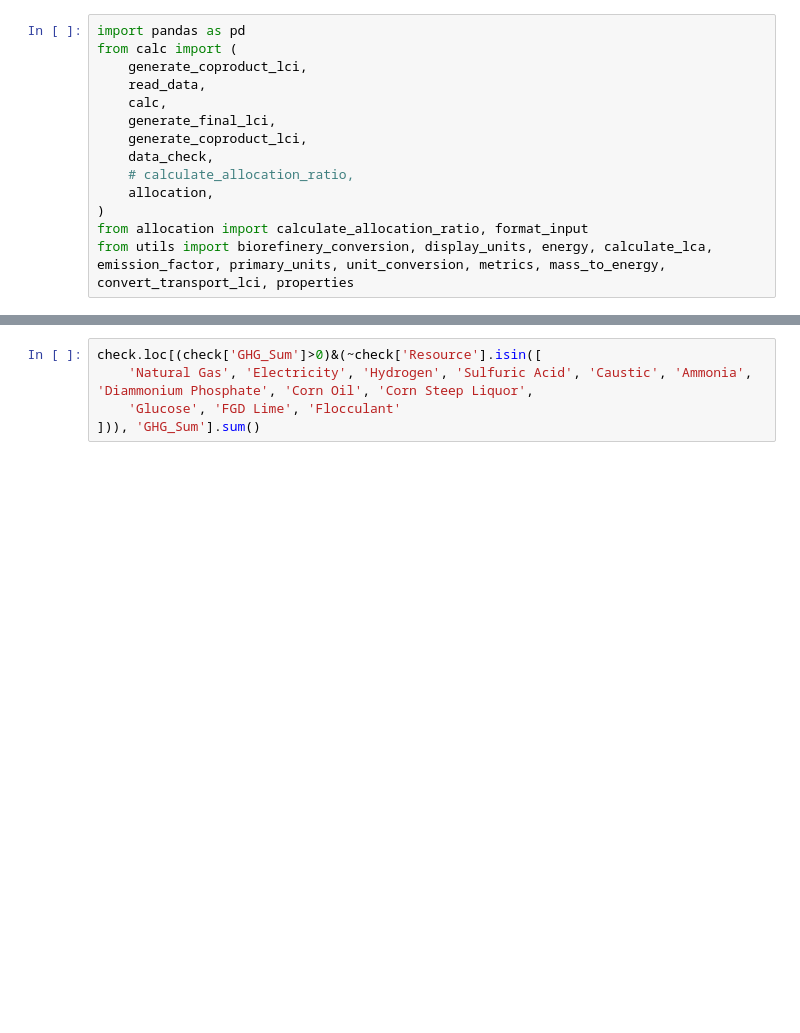
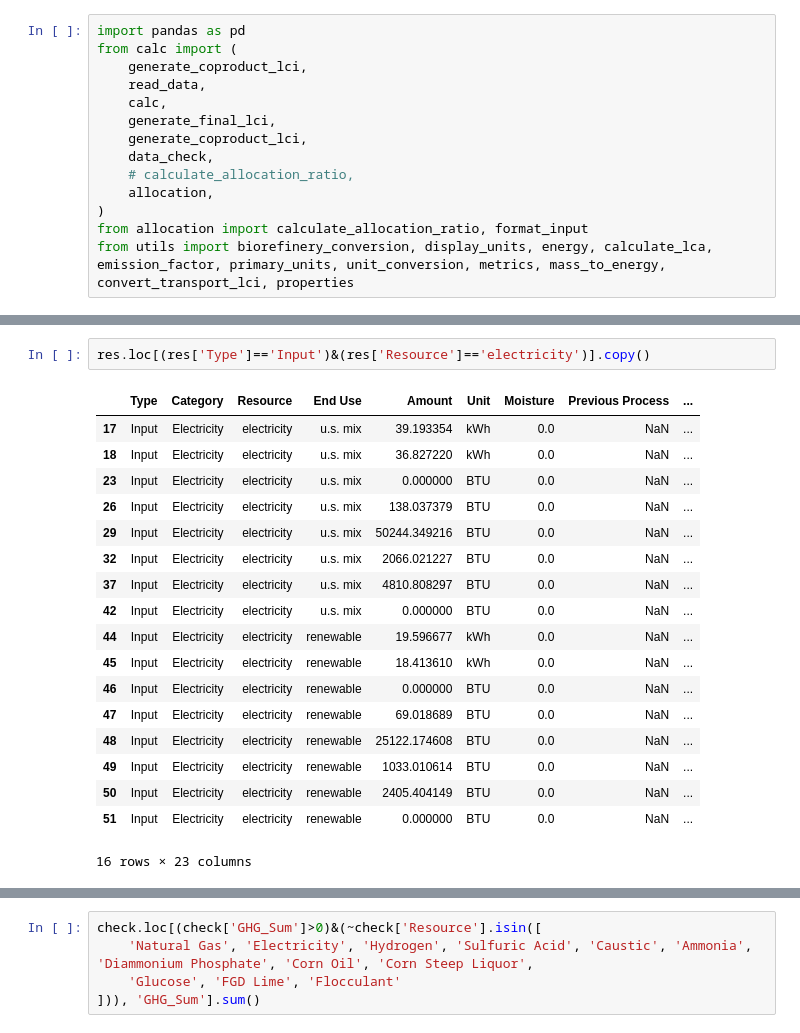
Before and after one commit to olw0905/Interactive-SCSA_Dash, a Jupyter notebook: Untitled.ipynb, the cells around one changed output, grey strips where cells are left out. Cells and saved outputs as stored; diff of their text form; blank space fills up the shorter version.

```diff
--- a/Untitled.ipynb
+++ b/Untitled.ipynb
@@ -68,0 +121,21 @@ check.loc[check['GHG_Sum']<0, ['Type', 'Resource', 'Input Amount', 'Amount', 'Un
+# %%
+res.loc[(res['Type']=='Input')&(res['Resource']=='electricity')].copy()
+# %% [output]
+|  | Type | Category | Resource | End Use | Amount | Unit | Moisture | Previous Process | ... |
+| 17 | Input | Electricity | electricity | u.s. mix | 39.193354 | kWh | 0.0 | NaN | ... |
+| 18 | Input | Electricity | electricity | u.s. mix | 36.827220 | kWh | 0.0 | NaN | ... |
+| 23 | Input | Electricity | electricity | u.s. mix | 0.000000 | BTU | 0.0 | NaN | ... |
+| 26 | Input | Electricity | electricity | u.s. mix | 138.037379 | BTU | 0.0 | NaN | ... |
+| 29 | Input | Electricity | electricity | u.s. mix | 50244.349216 | BTU | 0.0 | NaN | ... |
+| 32 | Input | Electricity | electricity | u.s. mix | 2066.021227 | BTU | 0.0 | NaN | ... |
+| 37 | Input | Electricity | electricity | u.s. mix | 4810.808297 | BTU | 0.0 | NaN | ... |
+| 42 | Input | Electricity | electricity | u.s. mix | 0.000000 | BTU | 0.0 | NaN | ... |
+| 44 | Input | Electricity | electricity | renewable | 19.596677 | kWh | 0.0 | NaN | ... |
+| 45 | Input | Electricity | electricity | renewable | 18.413610 | kWh | 0.0 | NaN | ... |
+| 46 | Input | Electricity | electricity | renewable | 0.000000 | BTU | 0.0 | NaN | ... |
+| 47 | Input | Electricity | electricity | renewable | 69.018689 | BTU | 0.0 | NaN | ... |
+| 48 | Input | Electricity | electricity | renewable | 25122.174608 | BTU | 0.0 | NaN | ... |
+| 49 | Input | Electricity | electricity | renewable | 1033.010614 | BTU | 0.0 | NaN | ... |
+| 50 | Input | Electricity | electricity | renewable | 2405.404149 | BTU | 0.0 | NaN | ... |
+| 51 | Input | Electricity | electricity | renewable | 0.000000 | BTU | 0.0 | NaN | ... |
+16 rows × 23 columns
```
Also changed, not shown: parts of 15 cells of this notebook, 4 other files.
